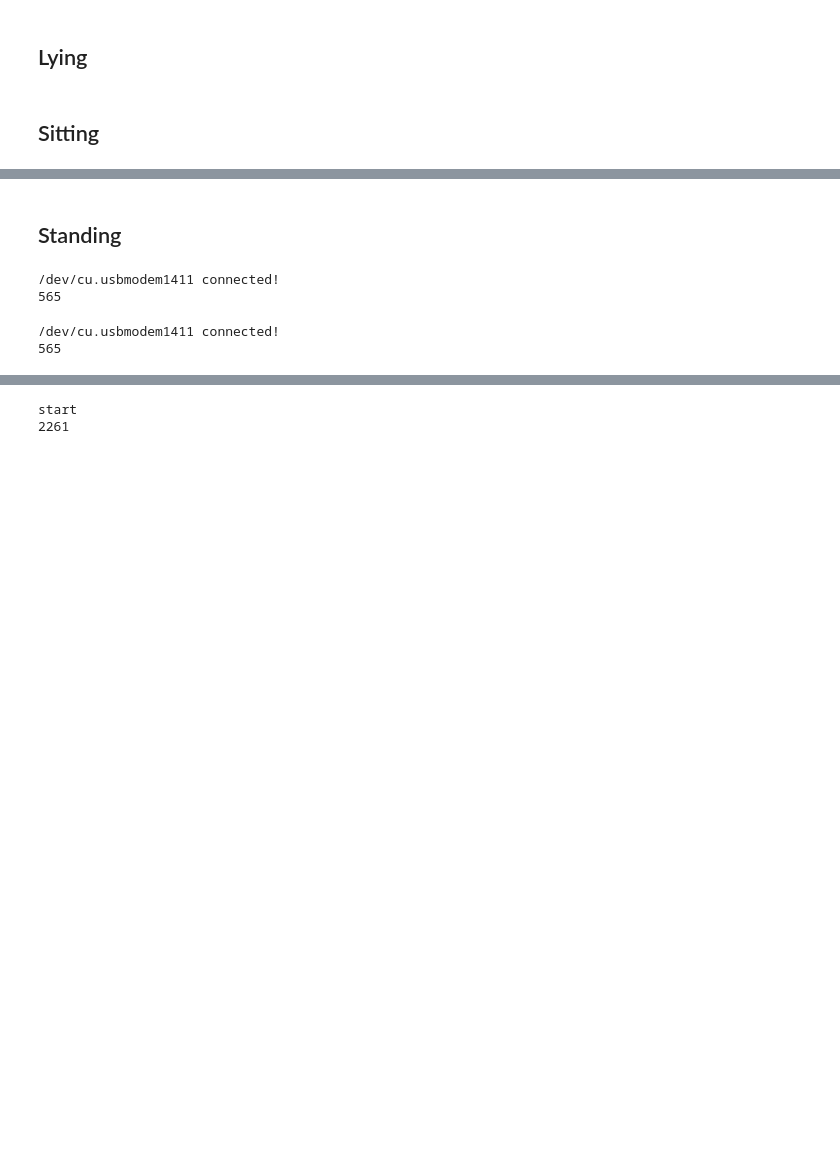
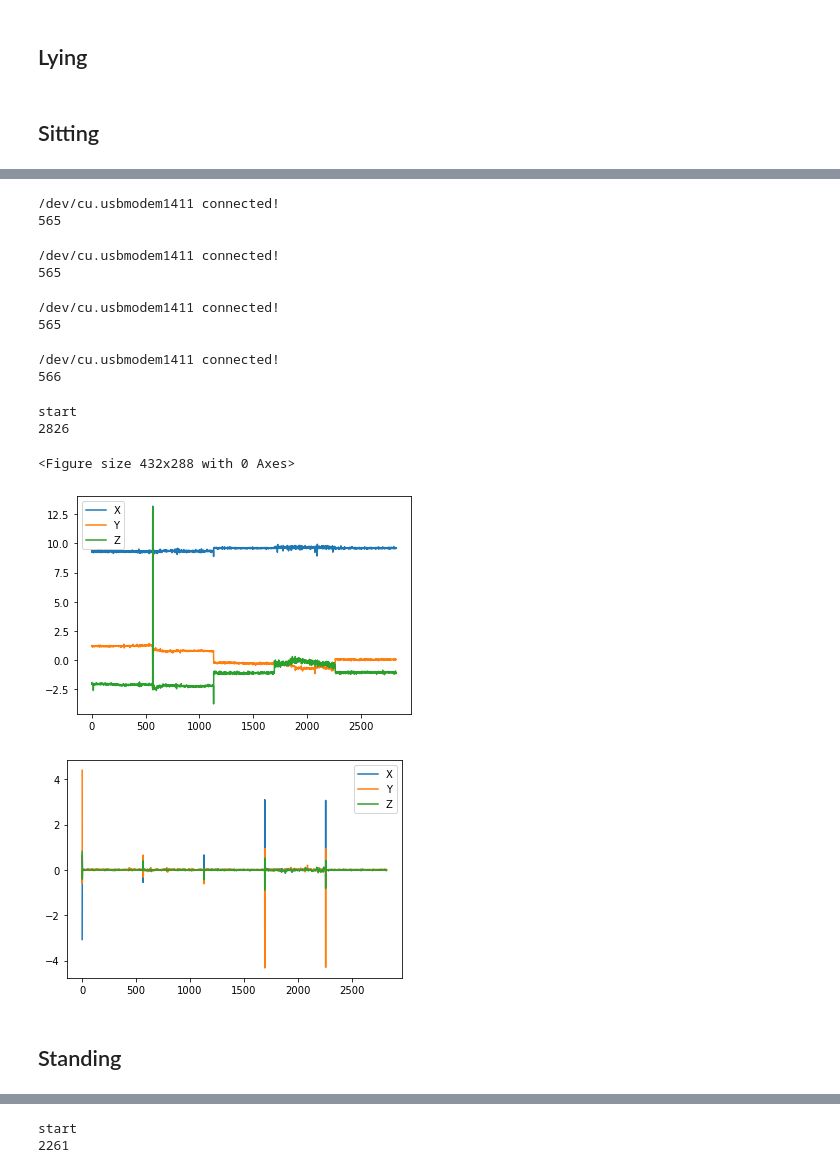
Before and after one commit to almakhann/diplom, a Jupyter notebook: Data_collection.ipynb, the cells around one changed output, grey strips where cells are left out. Drawn from its saved outputs; the diff is of its cells as text; code cells hidden in the pictures; blank space fills up the shorter version.

```diff
--- a/Data_collection.ipynb
+++ b/Data_collection.ipynb
@@ -270,23 +284,57 @@ lying_GRYO.to_csv('{0}/lying_gryo.csv'.format(path), index = None)
+# %%
+sit_a2, sit_g2 = sit_collect()
+# %% [output]
+/dev/cu.usbmodem1411 connected!
+565
+# %%
+sit_a3, sit_g3 = sit_collect()
+# %% [output]
+/dev/cu.usbmodem1411 connected!
+565
+# %%
+sit_a4, sit_g4 = sit_collect()
+# %% [output]
+/dev/cu.usbmodem1411 connected!
+565
+# %%
+sit_a5, sit_g5 = sit_collect()
+# %% [output]
+/dev/cu.usbmodem1411 connected!
+566
+# %%
+sit_acc = pd.concat( [pd.DataFrame(sit_a1), pd.DataFrame(sit_a2), pd.DataFrame(sit_a3), pd.DataFrame(sit_a4), pd.DataFrame(sit_a5)], axis = 0).reset_index()
+sit_gryo = pd.concat( [pd.DataFrame(sit_g1),pd.DataFrame(sit_g2),pd.DataFrame(sit_g3), pd.DataFrame(sit_g4), pd.DataFrame(sit_g5)], axis = 0).reset_index()
+
+sit_acc.drop(['index'],axis = 1, inplace = True)
+sit_gryo.drop(['index'],axis = 1, inplace = True)
 # %%
 print('start')
-gryo_sitting,acc_sitting = Arduino(m)
+# gryo_sitting,acc_sitting = Arduino(m)
+gryo_sitting,acc_sitting = sit_gryo,sit_acc
+
 print(len(gryo_sitting['X']))
 
 sitting_ACC = pd.DataFrame(acc_sitting)
 sitting_GRYO = pd.DataFrame(gryo_sitting)
 
 col = ['X', 'Y', 'Z']
 for i in col:
     sitting_ACC[[str(i)]] = sitting_ACC[[i]].astype(float)
     sitting_GRYO[[str(i)]] = sitting_GRYO[[i]].astype(float)
 
 
 
 pl = plt.figure(1)
 sitting_ACC.plot()
 
 plt.figure(2)
 sitting_GRYO.plot()
 
 plt.show()
+# %% [output]
+start
+2826
+<Figure size 432x288 with 0 Axes>
+[figure, added]
+[figure, added]
 # %%
@@ -300,18 +345,9 @@ path = 'Real-Time_v2'
 # %%
-gryo_s1,acc_s1 = Arduino(s)
-print(len(gryo_s1['X']))
+def stay_collect():
+    gryo_stay, acc_stay = Arduino(s)
+    print(len(gryo_stay['X']))
 
-s_a1 = pd.DataFrame(acc_s1)
-s_g1 = pd.DataFrame(gryo_s1)
+    stay_a = pd.DataFrame(acc_stay)
+    stay_g = pd.DataFrame(gryo_stay)
+
+    return stay_a, stay_g
-# %% [output]
-/dev/cu.usbmodem1411 connected!
-565
-# %%
-gryo_s2,acc_s2 = Arduino(s)
-print(len(gryo_s2['X']))
-
-s_a2 = pd.DataFrame(acc_s2)
-s_g2 = pd.DataFrame(gryo_s2)
-# %% [output]
-/dev/cu.usbmodem1411 connected!
-565
```
Also changed, not shown: parts of 11 cells of this notebook, 24 other files.
